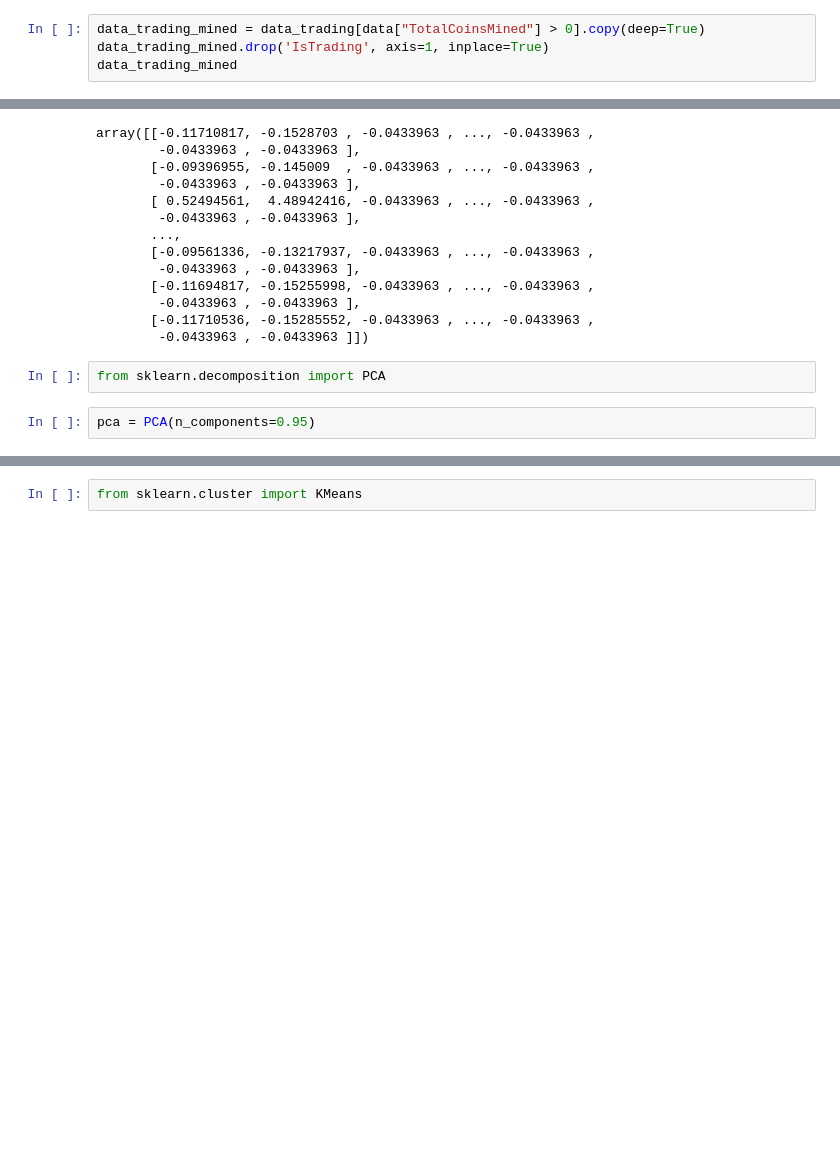
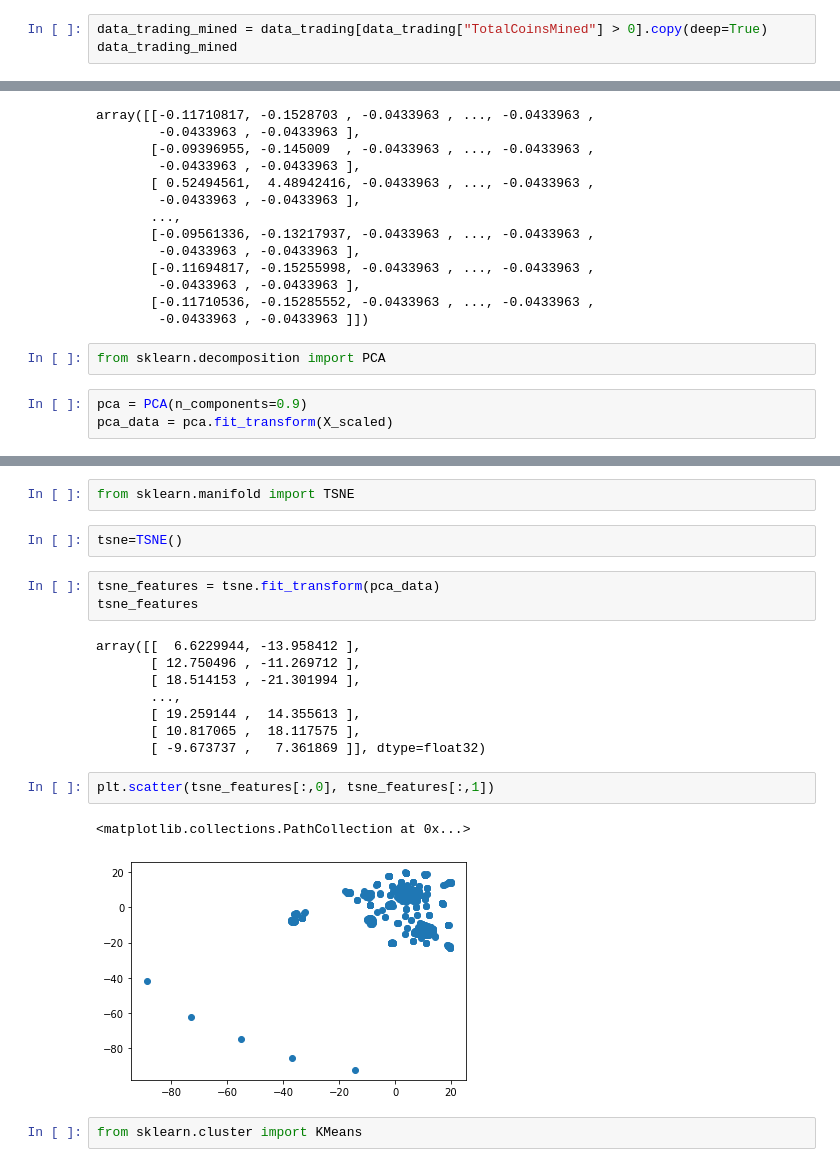
Before and after one commit to MohanPanga/Cryptocurrency_Unsupervised_Learning, a Jupyter notebook: Crypto.ipynb, the cells around one changed output, grey strips where cells are left out. Saved outputs shown, nothing was run; the diff lists cells and outputs as text; blank space fills up the shorter version.

Commit message:
tsne and kmeans added

```diff
--- a/Crypto.ipynb
+++ b/Crypto.ipynb
@@ -51,6 +69,5 @@ dtype: int64
 # %%
-data_trading_mined = data_trading[data["TotalCoinsMined"] > 0].copy(deep=True)
-data_trading_mined.drop('IsTrading', axis=1, inplace=True)
+data_trading_mined = data_trading[data_trading["TotalCoinsMined"] > 0].copy(deep=True)
 data_trading_mined
 # %% [output]
 |  | Unnamed: 0 | CoinName | Algorithm | ProofType | TotalCoinsMined | TotalCoinSupply |
@@ -147,4 +171,5 @@ array([[-0.11710817, -0.1528703 , -0.0433963 , ..., -0.0433963 ,
 # %%
 from sklearn.decomposition import PCA
 # %%
-pca = PCA(n_components=0.95)
+pca = PCA(n_components=0.9)
+pca_data = pca.fit_transform(X_scaled)
@@ -192,3 +214,23 @@ pca.explained_variance_ratio_.sum()
+# %%
+from sklearn.manifold import TSNE
+# %%
+tsne=TSNE()
+# %%
+tsne_features = tsne.fit_transform(pca_data)
+tsne_features
+# %% [output]
+array([[  6.6229944, -13.958412 ],
+       [ 12.750496 , -11.269712 ],
+       [ 18.514153 , -21.301994 ],
+       ...,
+       [ 19.259144 ,  14.355613 ],
+       [ 10.817065 ,  18.117575 ],
+       [ -9.673737 ,   7.361869 ]], dtype=float32)
+# %%
+plt.scatter(tsne_features[:,0], tsne_features[:,1])
+# %% [output]
+<matplotlib.collections.PathCollection at 0x...>
+[figure, added]
 # %%
 from sklearn.cluster import KMeans
 # %%
```
Also changed, not shown: parts of 15 cells of this notebook.
